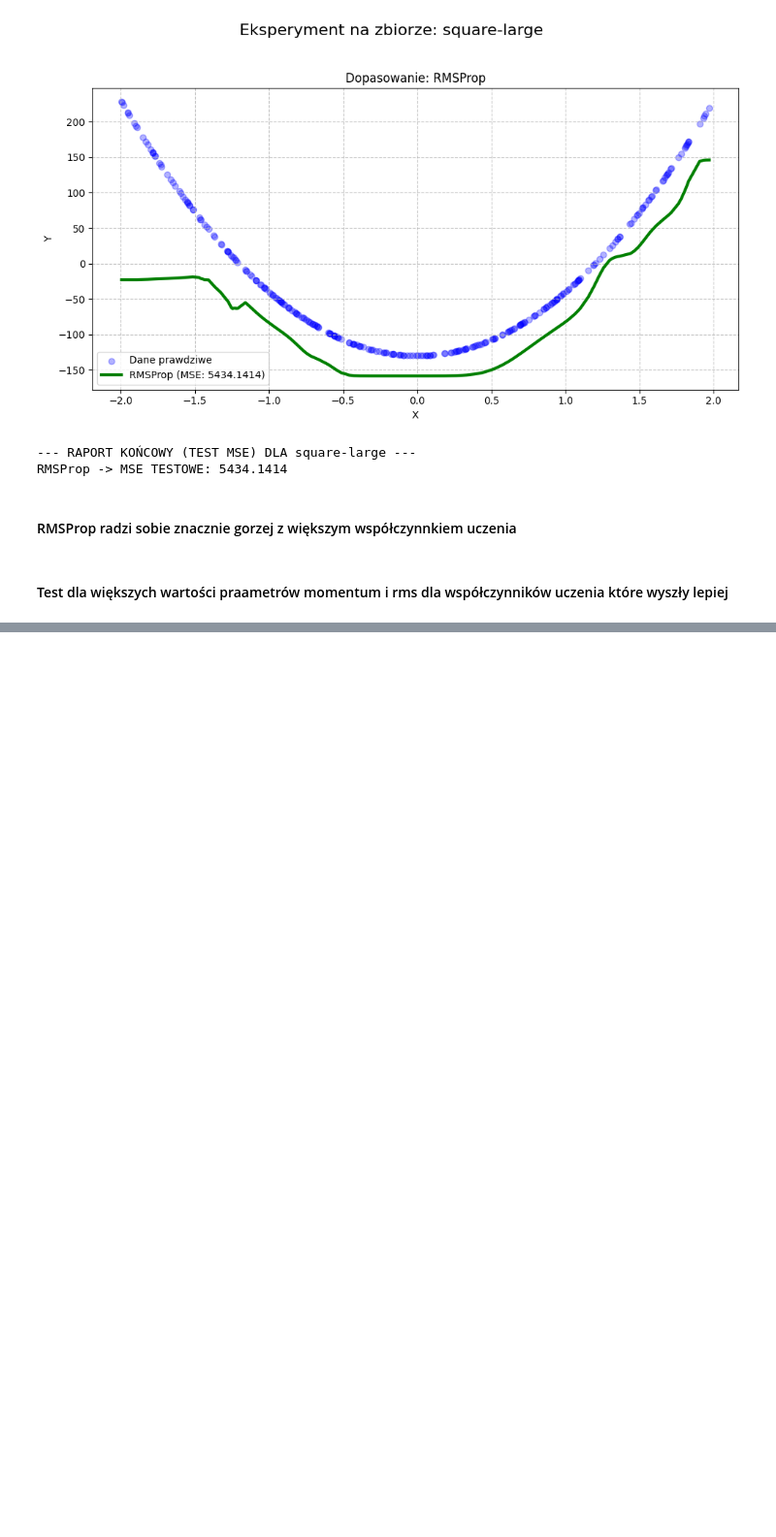
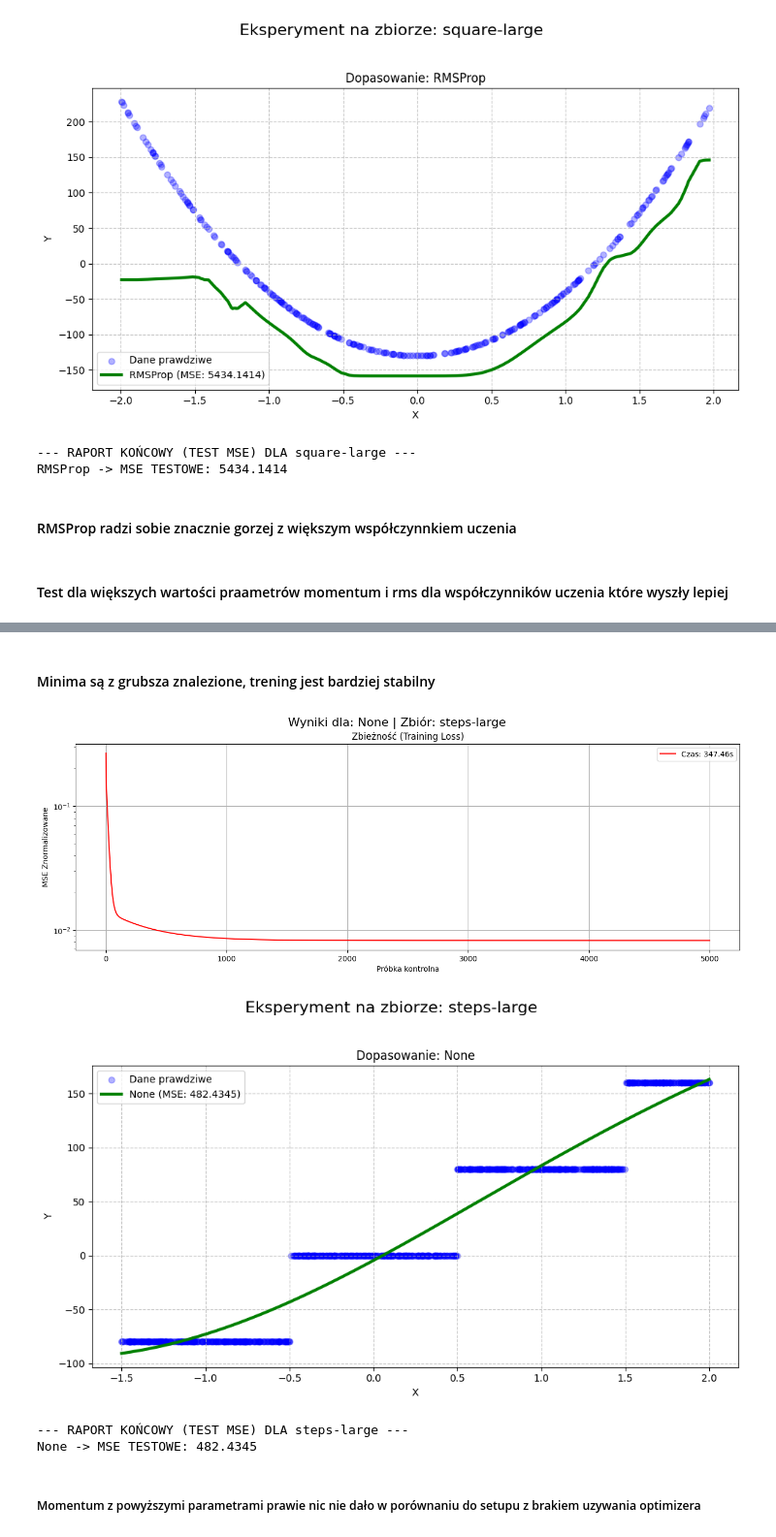
Before and after one commit to Wysocki-Piotr/Computational-intelligence, a Jupyter notebook: neural_net.ipynb, the cells around one changed output, grey strips where cells are left out. Shown at 97% size. Saved outputs shown, nothing was run; the diff lists cells and outputs as text; code cells hidden in the pictures; blank space fills up the shorter version.

Commit message:
add tests

```diff
--- a/neural_net.ipynb
+++ b/neural_net.ipynb
@@ -1236,2 +1248,13 @@ RMSProp -> MSE TESTOWE: 15.4151
+# %% [markdown]
+#### Minima są z grubsza znalezione, trening jest bardziej stabilny
+# %%
+compare_optimizers("steps-large", epochs=50000, lr=0.001, hidden_arch=[32, 16], optimizer="None", batch_size=1000)
+# %% [output]
+[figure, added]
+[figure, added]
+--- RAPORT KOŃCOWY (TEST MSE) DLA steps-large ---
+None -> MSE TESTOWE: 482.4345
+# %% [markdown]
+##### Momentum z powyższymi parametrami prawie nic nie dało w porównaniu do setupu z brakiem uzywania optimizera
 # %%
 compare_optimizers("multimodal-large", epochs=10000, lr=0.1, hidden_arch=[5, 15, 10])
```
Also changed, not shown: parts of 5 cells of this notebook.
